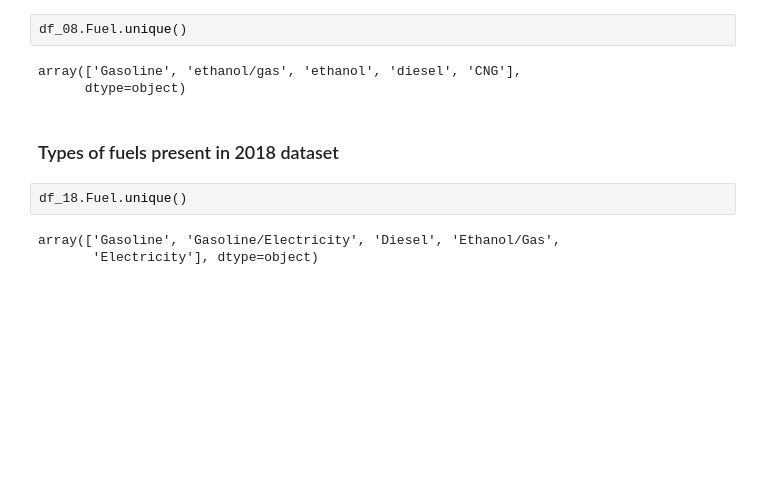
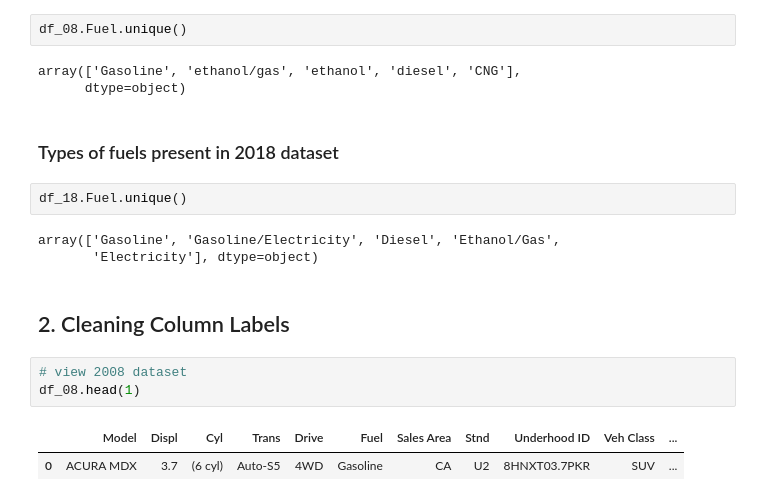
Before and after one commit to emilylauyw/Udacity_DAND_CaseStudy2-Analyze_Fuel_Economy_Data, a Jupyter notebook: analyze_fuel_economy_data.ipynb, the cells around one changed output. Drawn from its saved outputs; the diff is of its cells as text; blank space fills up the shorter version.

Commit message:
Updated code on the portion of cleaning

```diff
--- a/analyze_fuel_economy_data.ipynb
+++ b/analyze_fuel_economy_data.ipynb
@@ -232,3 +232,11 @@ df_18.Fuel.unique()
 # %% [output]
 array(['Gasoline', 'Gasoline/Electricity', 'Diesel', 'Ethanol/Gas',
        'Electricity'], dtype=object)
+# %% [markdown]
+## 2. Cleaning Column Labels
+# %%
+# view 2008 dataset
+df_08.head(1)
+# %% [output]
+|  | Model | Displ | Cyl | Trans | Drive | Fuel | Sales Area | Stnd | Underhood ID | Veh Class | ... |
+| 0 | ACURA MDX | 3.7 | (6 cyl) | Auto-S5 | 4WD | Gasoline | CA | U2 | 8HNXT03.7PKR | SUV | ... |
```
Also changed, not shown: parts of 11 cells of this notebook.
